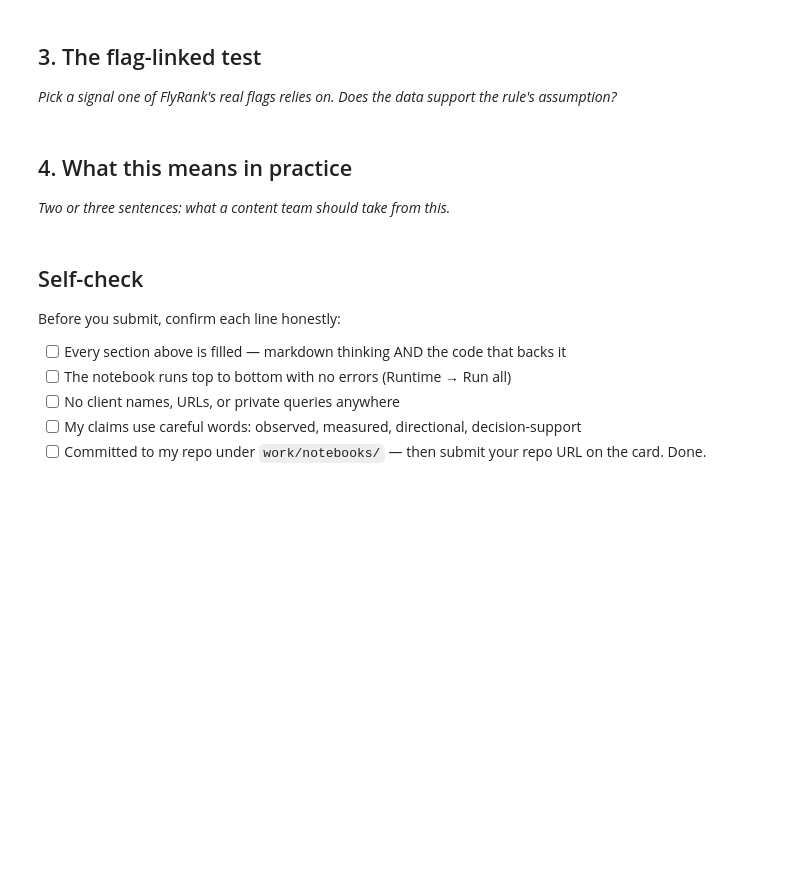
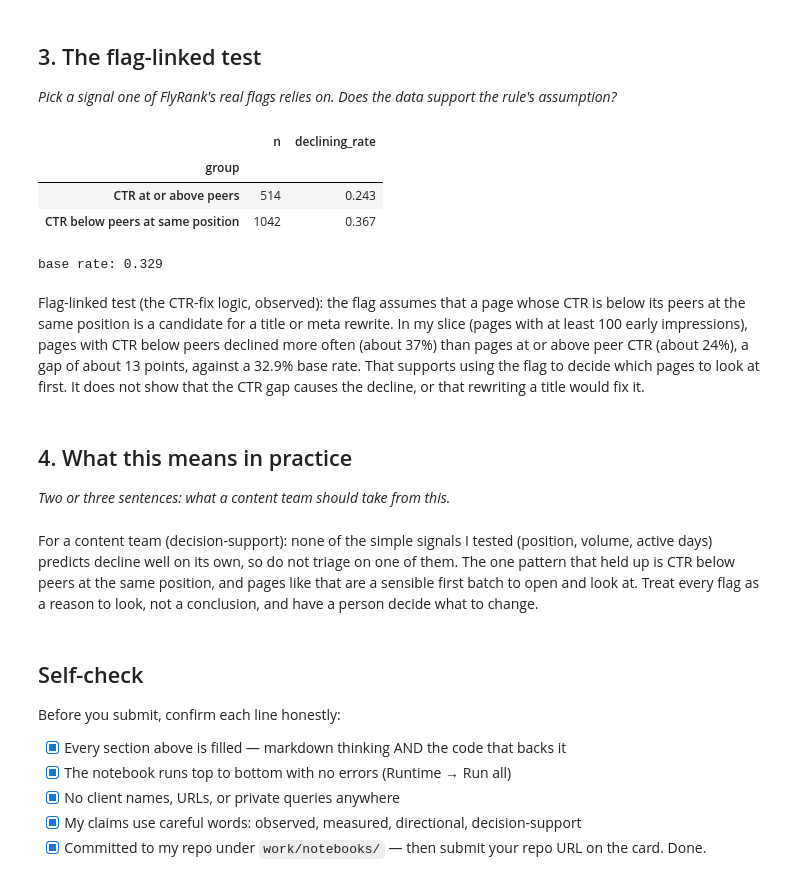
Before and after one commit to iankitthakur/flyrank-ml-internship, a Jupyter notebook: work/notebooks/w04_signal_audit.ipynb, the cells around one changed output. Cells and saved outputs as stored; diff of their text form; code cells hidden in the pictures; blank space fills up the shorter version.

```diff
--- a/work/notebooks/w04_signal_audit.ipynb
+++ b/work/notebooks/w04_signal_audit.ipynb
@@ -27,6 +131,24 @@ This skeleton is yours to fill. Work the sections **in order** — each one has
 # %%
 # This cell is for CODE (numbers, a query, a check).
 # Write your text answer in the cell ABOVE this one — typing sentences here breaks Run All.
+# %%
+r = df.dropna(subset=["early_avg_position", "early_ctr"]).copy()
+r["pos_bucket"] = pd.cut(r["early_avg_position"], [0, 3, 10, 20, 1000], labels=["1-3", "4-10", "11-20", "21+"]).astype(str)
+sums = r.groupby("pos_bucket")[["early_clicks", "early_impressions"]].sum()
+r["peer_ctr"] = r["pos_bucket"].map(sums["early_clicks"] / sums["early_impressions"])
+r["clicks_below_peers"] = (r["peer_ctr"] * r["early_impressions"] - r["early_clicks"]).clip(lower=0)
+r = r[r["early_impressions"] >= 100]
+r["group"] = np.where(r["clicks_below_peers"] > 0, "CTR below peers at same position", "CTR at or above peers")
+display(r.groupby("group").agg(n=("label_declining", "size"), declining_rate=("label_declining", "mean")).round(3))
+print("base rate:", round(y.mean(), 3))
+# %% [output]
+|  | n | declining_rate |
+| group |  |  |
+| CTR at or above peers | 514 | 0.243 |
+| CTR below peers at same position | 1042 | 0.367 |
+base rate: 0.329
+# %% [markdown]
+Flag-linked test (the CTR-fix logic, observed): the flag assumes that a page whose CTR is below its peers at the same position is a candidate for a title or meta rewrite. In my slice (pages with at least 100 early impressions), pages with CTR below peers declined more often (about 37%) than pages at or above peer CTR (about 24%), a gap of about 13 points, against a 32.9% base rate. That supports using the flag to decide which pages to look at first. It does not show that the CTR gap causes the decline, or that rewriting a title would fix it.
 # %% [markdown]
 ## 4. What this means in practice
 
@@ -34,13 +156,15 @@ This skeleton is yours to fill. Work the sections **in order** — each one has
 # %%
 # This cell is for CODE (numbers, a query, a check).
 # Write your text answer in the cell ABOVE this one — typing sentences here breaks Run All.
+# %% [markdown]
+For a content team (decision-support): none of the simple signals I tested (position, volume, active days) predicts decline well on its own, so do not triage on one of them. The one pattern that held up is CTR below peers at the same position, and pages like that are a sensible first batch to open and look at. Treat every flag as a reason to look, not a conclusion, and have a person decide what to change.
 # %% [markdown]
 ## Self-check
 
 Before you submit, confirm each line honestly:
 
-- [ ] Every section above is filled — markdown thinking AND the code that backs it
-- [ ] The notebook runs top to bottom with no errors (Runtime → Run all)
-- [ ] No client names, URLs, or private queries anywhere
-- [ ] My claims use careful words: observed, measured, directional, decision-support
-- [ ] Committed to my repo under `work/notebooks/` — then submit your repo URL on the card. Done.
+- [x] Every section above is filled — markdown thinking AND the code that backs it
+- [x] The notebook runs top to bottom with no errors (Runtime → Run all)
+- [x] No client names, URLs, or private queries anywhere
+- [x] My claims use careful words: observed, measured, directional, decision-support
+- [x] Committed to my repo under `work/notebooks/` — then submit your repo URL on the card. Done.
```
Also changed, not shown: parts of 5 cells of this notebook.
